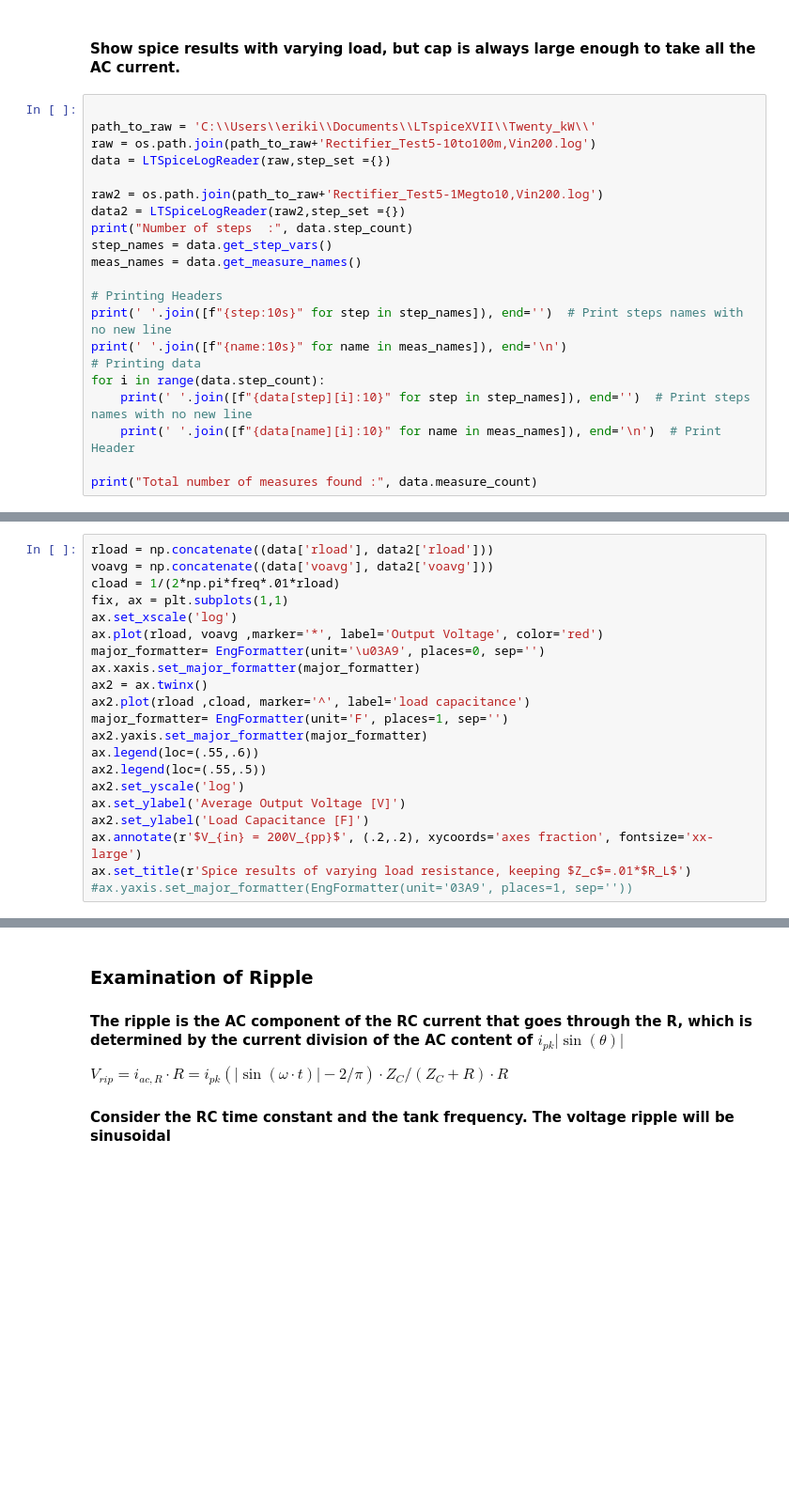
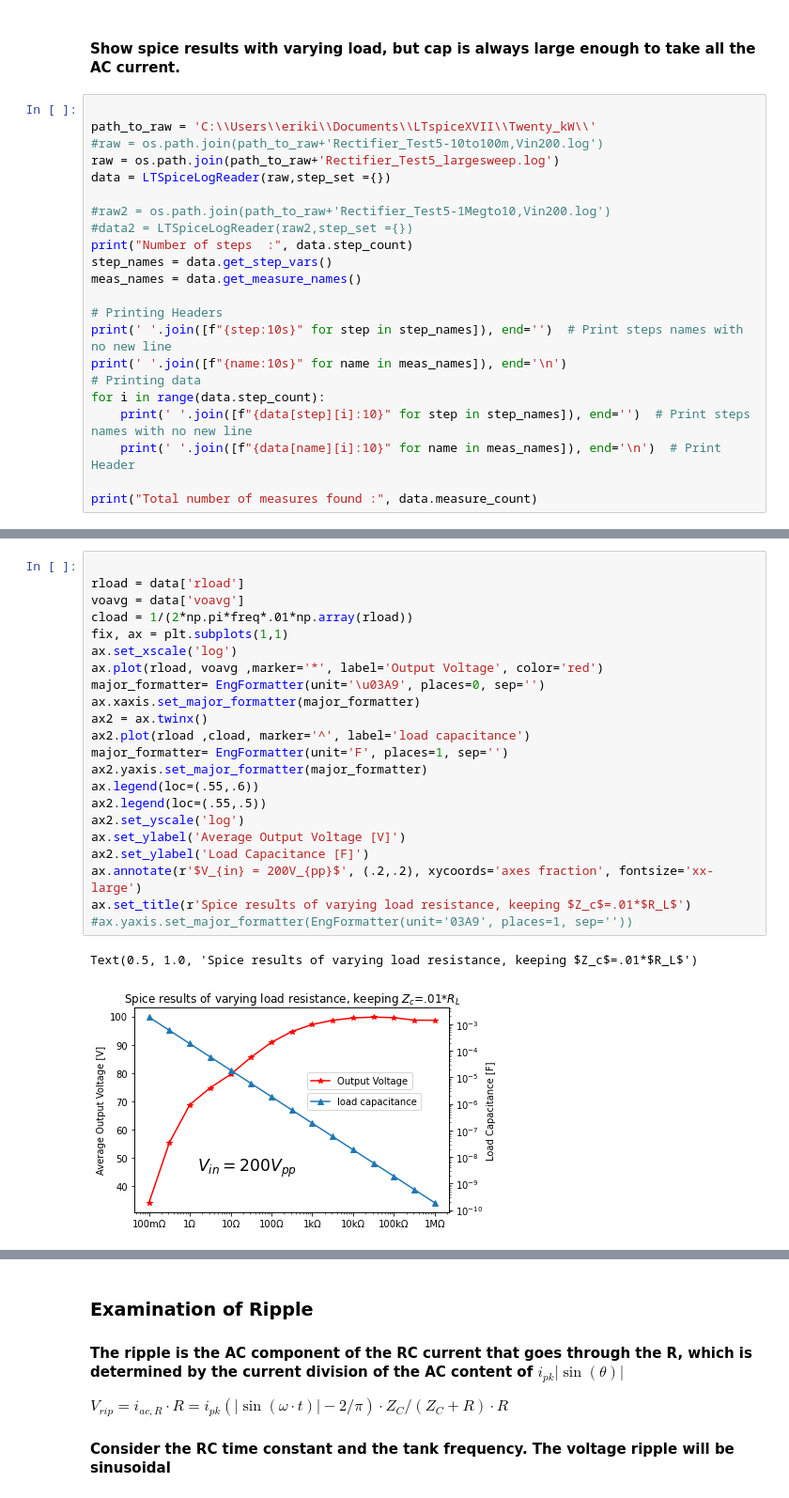
Before and after one commit to ninja-lab/PowerElectronics, a Jupyter notebook: RectifiedSinusoidTimeDomain.ipynb, the cells around one changed output, grey strips where cells are left out. Shown at 94% size. Cells and saved outputs as stored; diff of their text form; blank space fills up the shorter version.

```diff
--- a/RectifiedSinusoidTimeDomain.ipynb
+++ b/RectifiedSinusoidTimeDomain.ipynb
@@ -275,11 +289,12 @@ ax1.annotate(r'$\frac{R_{load}}{Z_{Cload}} =$' + f'{vals[R]/(1/(freq*2*np.pi*val
 # %%
 
 path_to_raw = 'C:\\Users\\eriki\\Documents\\LTspiceXVII\\Twenty_kW\\'
-raw = os.path.join(path_to_raw+'Rectifier_Test5-10to100m,Vin200.log')
+#raw = os.path.join(path_to_raw+'Rectifier_Test5-10to100m,Vin200.log')
+raw = os.path.join(path_to_raw+'Rectifier_Test5_largesweep.log')
 data = LTSpiceLogReader(raw,step_set ={})
 
-raw2 = os.path.join(path_to_raw+'Rectifier_Test5-1Megto10,Vin200.log')
-data2 = LTSpiceLogReader(raw2,step_set ={})
+#raw2 = os.path.join(path_to_raw+'Rectifier_Test5-1Megto10,Vin200.log')
+#data2 = LTSpiceLogReader(raw2,step_set ={})
 print("Number of steps  :", data.step_count)
 step_names = data.get_step_vars()
 meas_names = data.get_measure_names()
@@ -296,21 +330,25 @@ print("Total number of measures found :", data.measure_count)
 # %%
-rload = np.concatenate((data['rload'], data2['rload']))
-voavg = np.concatenate((data['voavg'], data2['voavg']))
-cload = 1/(2*np.pi*freq*.01*rload)
+
+rload = data['rload']
+voavg = data['voavg']
+cload = 1/(2*np.pi*freq*.01*np.array(rload))
 fix, ax = plt.subplots(1,1)
 ax.set_xscale('log')
 ax.plot(rload, voavg ,marker='*', label='Output Voltage', color='red')
 major_formatter= EngFormatter(unit='\u03A9', places=0, sep='')
 ax.xaxis.set_major_formatter(major_formatter)
 ax2 = ax.twinx()
 ax2.plot(rload ,cload, marker='^', label='load capacitance')
 major_formatter= EngFormatter(unit='F', places=1, sep='')
 ax2.yaxis.set_major_formatter(major_formatter)
 ax.legend(loc=(.55,.6))
 ax2.legend(loc=(.55,.5))
 ax2.set_yscale('log')
 ax.set_ylabel('Average Output Voltage [V]')
 ax2.set_ylabel('Load Capacitance [F]')
 ax.annotate(r'$V_{in} = 200V_{pp}$', (.2,.2), xycoords='axes fraction', fontsize='xx-large')
 ax.set_title(r'Spice results of varying load resistance, keeping $Z_c$=.01*$R_L$')
 #ax.yaxis.set_major_formatter(EngFormatter(unit='03A9', places=1, sep=''))
+# %% [output]
+Text(0.5, 1.0, 'Spice results of varying load resistance, keeping $Z_c$=.01*$R_L$')
+[figure, added]
```
Also changed, not shown: parts of 29 cells of this notebook, 12 other files.
